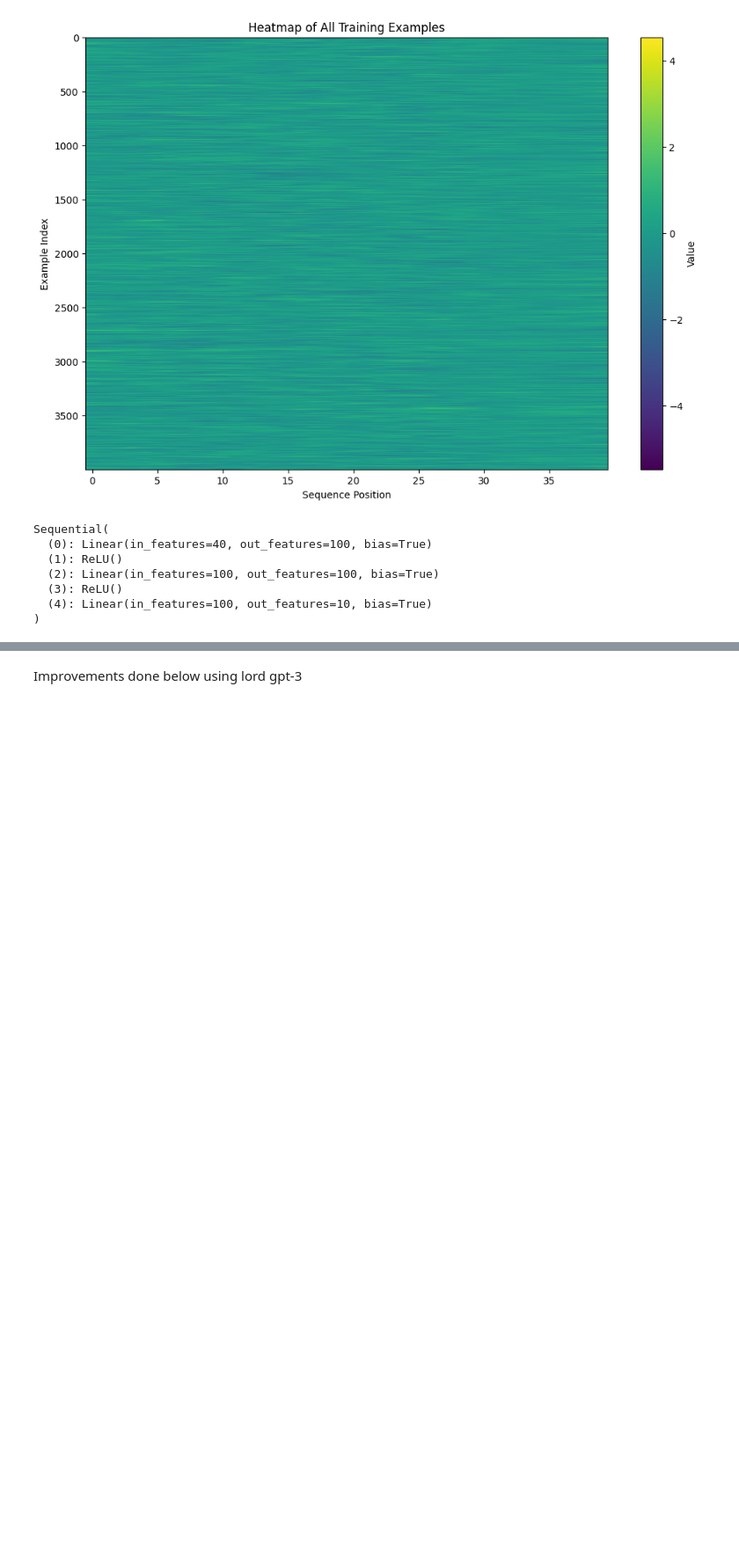
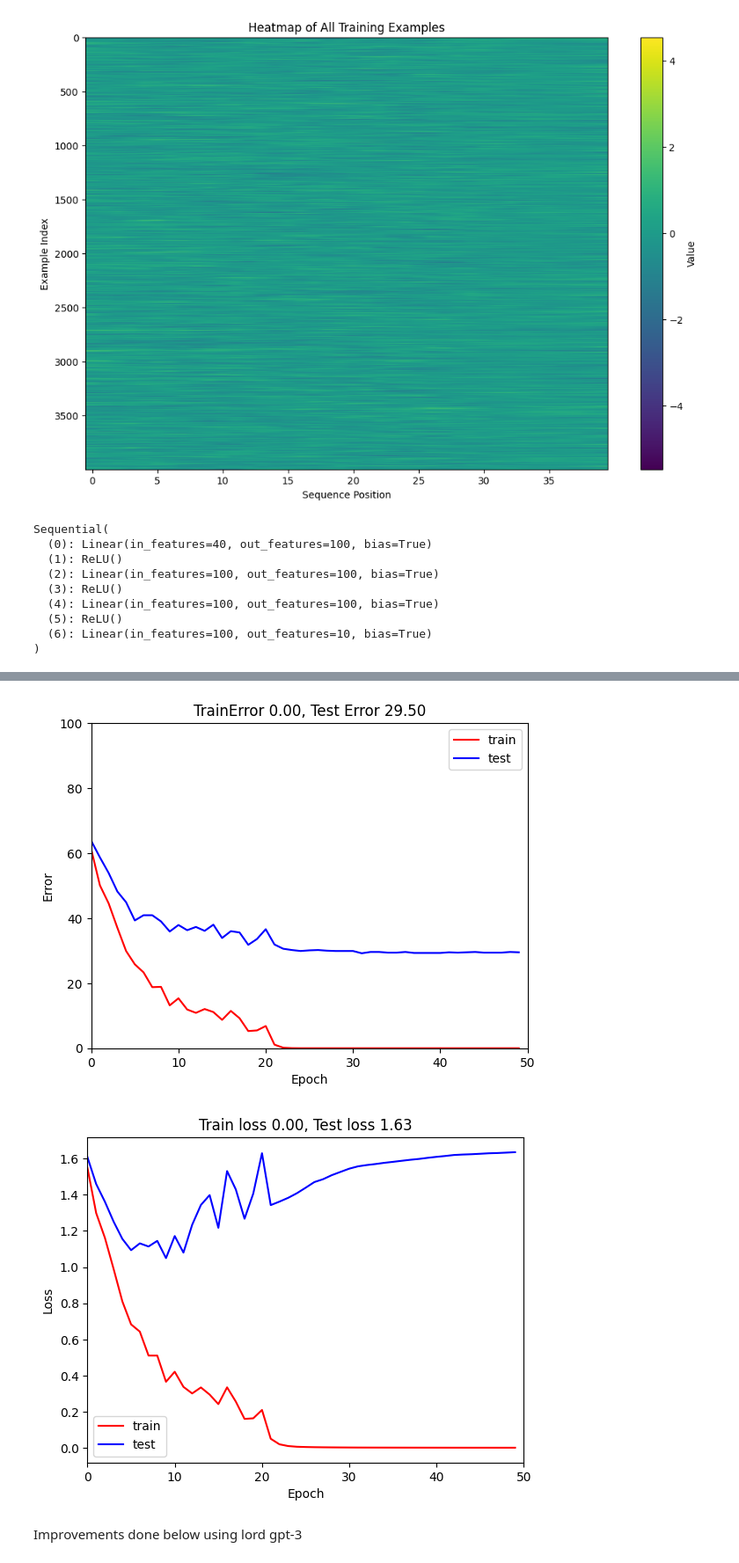
Before and after one commit to muddlebee/udlbook, a Jupyter notebook: Notebooks/Chap08/8_1_MNIST_1D_Performance.ipynb, the cells around one changed output, grey strips where cells are left out. Shown: that part at 88% size. Saved outputs shown, nothing was run; the diff lists cells and outputs as text; code cells hidden in the pictures; blank space fills up the shorter version.

```diff
--- a/Notebooks/Chap08/8_1_MNIST_1D_Performance.ipynb
+++ b/Notebooks/Chap08/8_1_MNIST_1D_Performance.ipynb
@@ -48,7 +48,7 @@ Let's generate a training and test dataset using the MNIST1D code.  The dataset
 !mkdir ./sample_data
 
 args = mnist1d.data.get_dataset_args()
-data = mnist1d.data.get_dataset(args, path='./sample/mnist1d_data.pkl', download=False, regenerate=False)
+data = mnist1d.data.get_dataset(args, path='./mnist1d_data.pkl', download=False, regenerate=False)
 
 # The training and test input and outputs are in
 # data['x'], data['y'], data['x_test'], and data['y_test']
@@ -143,14 +143,24 @@ D_o = 10    # Output dimensions
 # And ReLU activations between them
 # Replace this line (see Figure 7.8 of book for help):
 # model = torch.nn.Sequential(torch.nn.Linear(D_i, D_o));
+
+# model = nn.Sequential(
+#     nn.Linear(D_i, D_k),
+#     nn.ReLU(),
+#     nn.Linear(D_k, D_k),
+#     nn.ReLU(),
+#     nn.Linear(D_k, D_o)
+# )
+
 model = nn.Sequential(
     nn.Linear(D_i, D_k),
     nn.ReLU(),
     nn.Linear(D_k, D_k),
     nn.ReLU(),
+    nn.Linear(D_k, D_k),
+    nn.ReLU(),
     nn.Linear(D_k, D_o)
 )
-
 
 def weights_init(layer_in):
     # Initialize the parameters with He initialization
@@ -168,22 +178,29 @@ Sequential(
   (1): ReLU()
   (2): Linear(in_features=100, out_features=100, bias=True)
   (3): ReLU()
-  (4): Linear(in_features=100, out_features=10, bias=True)
+  (4): Linear(in_features=100, out_features=100, bias=True)
+  (5): ReLU()
+  (6): Linear(in_features=100, out_features=10, bias=True)
 )
 # %%
 # choose cross entropy loss function (equation 5.24)
 loss_function = torch.nn.CrossEntropyLoss()
 # construct SGD optimizer and initialize learning rate and momentum
-optimizer = torch.optim.SGD(model.parameters(), lr = 0.05, momentum=0.9)
+optimizer = torch.optim.SGD(model.parameters(), lr = 0.1, momentum=0.9)
+#adamw optimizer
+#optimizer = torch.optim.Adam(model.parameters(), lr = 0.05)
 # object that decreases learning rate by half every 10 epochs
-scheduler = StepLR(optimizer, step_size=10, gamma=0.5)
+#scheduler = StepLR(optimizer, step_size=10, gamma=0.5)
+#ReduceLROnPlateau
+scheduler = torch.optim.lr_scheduler.ReduceLROnPlateau(optimizer, mode='min', factor=0.5, patience=10, verbose=True)
+
 x_train = torch.tensor(data['x'].astype('float32'))
 y_train = torch.tensor(data['y'].transpose().astype('int64'))
 x_test= torch.tensor(data['x_test'].astype('float32'))
 y_test = torch.tensor(data['y_test'].astype('int64'))
 
 # load the data into a class that creates the batches
-data_loader = DataLoader(TensorDataset(x_train,y_train), batch_size=100, shuffle=True, worker_init_fn=np.random.seed(1))
+data_loader = DataLoader(TensorDataset(x_train,y_train), batch_size=125, shuffle=True, worker_init_fn=np.random.seed(1))
 
 # Initialize model weights
 model.apply(weights_init)
@@ -224,5 +241,28 @@ for epoch in range(n_epoch):
   print(f'Epoch {epoch:5d}, train loss {losses_train[epoch]:.6f}, train error {errors_train[epoch]:3.2f},  test loss {losses_test[epoch]:.6f}, test error {errors_test[epoch]:3.2f}')
 
   # tell scheduler to consider updating learning rate
-  scheduler.step()
+  scheduler.step(metrics=losses_test[epoch])
+
+
+# Plot the results
+fig, ax = plt.subplots()
+ax.plot(errors_train,'r-',label='train')
+ax.plot(errors_test,'b-',label='test')
+ax.set_ylim(0,100); ax.set_xlim(0,n_epoch)
+ax.set_xlabel('Epoch'); ax.set_ylabel('Error')
+ax.set_title('TrainError %3.2f, Test Error %3.2f'%(errors_train[-1],errors_test[-1]))
+ax.legend()
+plt.show()
+
+# Plot the results
+fig, ax = plt.subplots()
+ax.plot(losses_train,'r-',label='train')
+ax.plot(losses_test,'b-',label='test')
+ax.set_xlim(0,n_epoch)
+ax.set_xlabel('Epoch'); ax.set_ylabel('Loss')
+ax.set_title('Train loss %3.2f, Test loss %3.2f'%(losses_train[-1],losses_test[-1]))
+ax.legend()
+plt.show()
+
+#best result : 29.5% error rate
 # %% [output]
@@ -246,2 +286,4 @@ Epoch    49, train loss 0.063085, train error 0.05,  test loss 1.279360, test er
+[figure, added]
+[figure, added]
 # %% [markdown]
 Improvements done below using lord gpt-3
```
Also changed, not shown: parts of 5 cells of this notebook.
